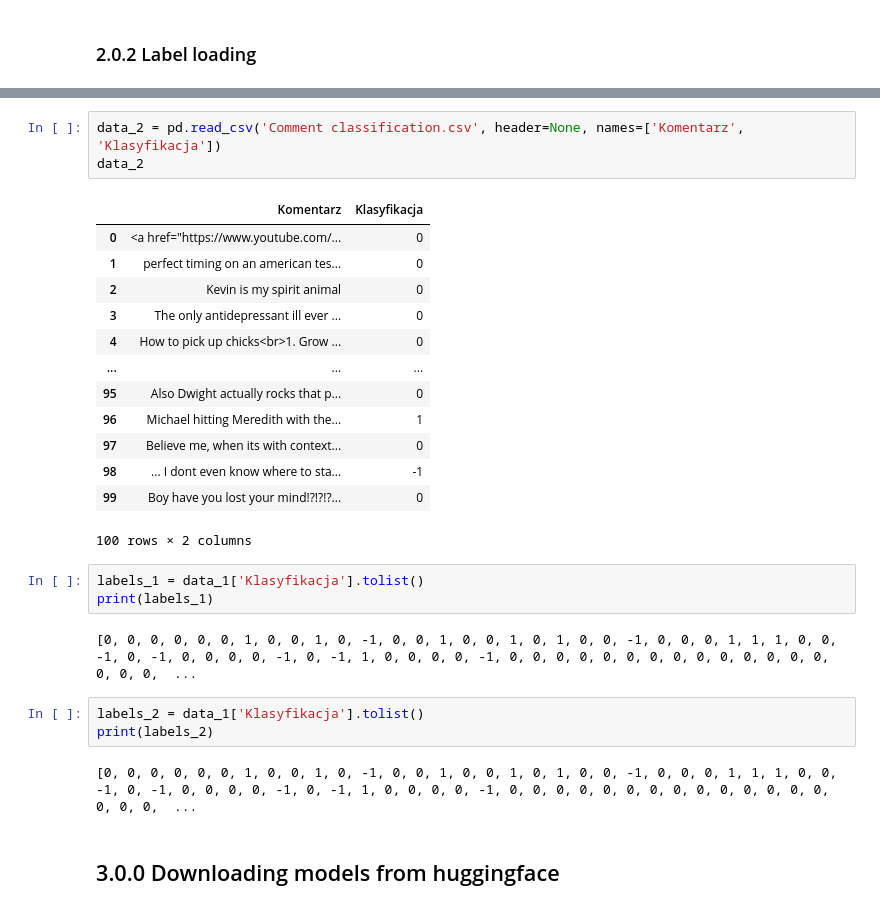
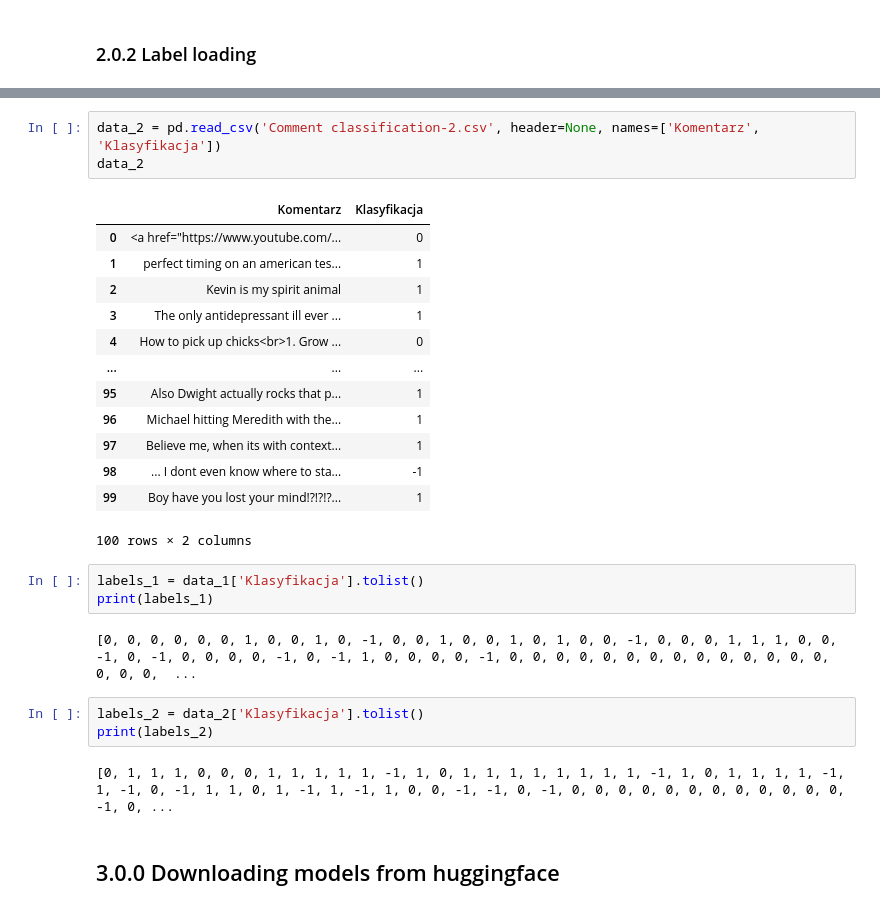
Before and after one commit to szymonszczurowski/Sentiment-Analysis-of-YouTube-Comments, a Jupyter notebook: Best_model_for_sentiment_classification.ipynb, the cells around one changed output, grey strips where cells are left out. Cells and saved outputs as stored; diff of their text form.

```diff
--- a/Best_model_for_sentiment_classification.ipynb
+++ b/Best_model_for_sentiment_classification.ipynb
@@ -99,21 +111,21 @@ data_1
 | 99 | Boy have you lost your mind!?!?!?... | 0 |
 100 rows × 2 columns
 # %%
-data_2 = pd.read_csv('Comment classification.csv', header=None, names=['Komentarz', 'Klasyfikacja'])
+data_2 = pd.read_csv('Comment classification-2.csv', header=None, names=['Komentarz', 'Klasyfikacja'])
 data_2
 # %% [output]
 |  | Komentarz | Klasyfikacja |
 | 0 | <a href="https://www.youtube.com/... | 0 |
-| 1 | perfect timing on an american tes... | 0 |
-| 2 | Kevin is my spirit animal | 0 |
-| 3 | The only antidepressant ill ever ... | 0 |
+| 1 | perfect timing on an american tes... | 1 |
+| 2 | Kevin is my spirit animal | 1 |
+| 3 | The only antidepressant ill ever ... | 1 |
 | 4 | How to pick up chicks<br>1. Grow ... | 0 |
 | ... | ... | ... |
-| 95 | Also Dwight actually rocks that p... | 0 |
+| 95 | Also Dwight actually rocks that p... | 1 |
 | 96 | Michael hitting Meredith with the... | 1 |
-| 97 | Believe me, when its with context... | 0 |
+| 97 | Believe me, when its with context... | 1 |
 | 98 | ... I dont even know where to sta... | -1 |
-| 99 | Boy have you lost your mind!?!?!?... | 0 |
+| 99 | Boy have you lost your mind!?!?!?... | 1 |
 100 rows × 2 columns
 # %%
 labels_1 = data_1['Klasyfikacja'].tolist()
@@ -121,10 +133,10 @@ print(labels_1)
 # %% [output]
 [0, 0, 0, 0, 0, 0, 1, 0, 0, 1, 0, -1, 0, 0, 1, 0, 0, 1, 0, 1, 0, 0, -1, 0, 0, 0, 1, 1, 1, 0, 0, -1, 0, -1, 0, 0, 0, 0, -1, 0, -1, 1, 0, 0, 0, 0, -1, 0, 0, 0, 0, 0, 0, 0, 0, 0, 0, 0, 0, 0, 0, 0, 0, 0,  ...
 # %%
-labels_2 = data_1['Klasyfikacja'].tolist()
+labels_2 = data_2['Klasyfikacja'].tolist()
 print(labels_2)
 # %% [output]
-[0, 0, 0, 0, 0, 0, 1, 0, 0, 1, 0, -1, 0, 0, 1, 0, 0, 1, 0, 1, 0, 0, -1, 0, 0, 0, 1, 1, 1, 0, 0, -1, 0, -1, 0, 0, 0, 0, -1, 0, -1, 1, 0, 0, 0, 0, -1, 0, 0, 0, 0, 0, 0, 0, 0, 0, 0, 0, 0, 0, 0, 0, 0, 0,  ...
+[0, 1, 1, 1, 0, 0, 0, 1, 1, 1, 1, 1, -1, 1, 0, 1, 1, 1, 1, 1, 1, 1, 1, -1, 1, 0, 1, 1, 1, 1, -1, 1, -1, 0, -1, 1, 1, 0, 1, -1, 1, -1, 1, 0, 0, -1, -1, 0, -1, 0, 0, 0, 0, 0, 0, 0, 0, 0, 0, 0, 0, -1, 0, ...
 # %% [markdown]
 ## 3.0.0 Downloading models from huggingface
 # %% [markdown]
```
Also changed, not shown: parts of 16 cells of this notebook.
